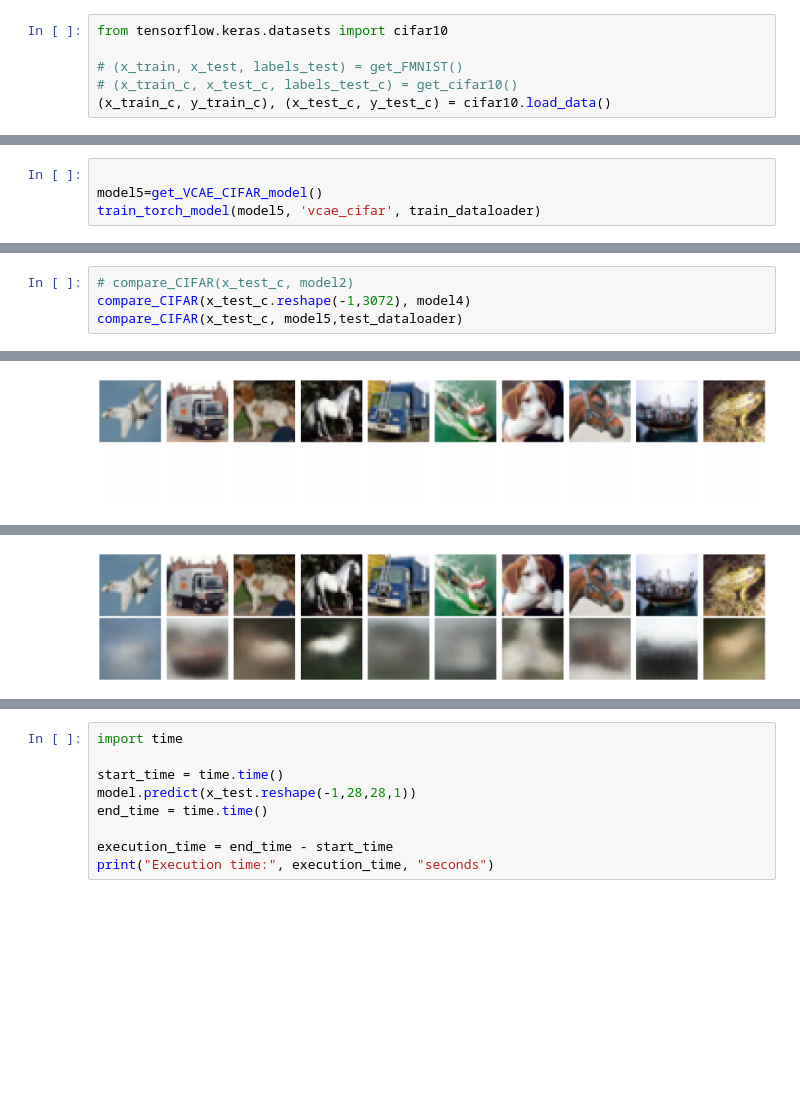
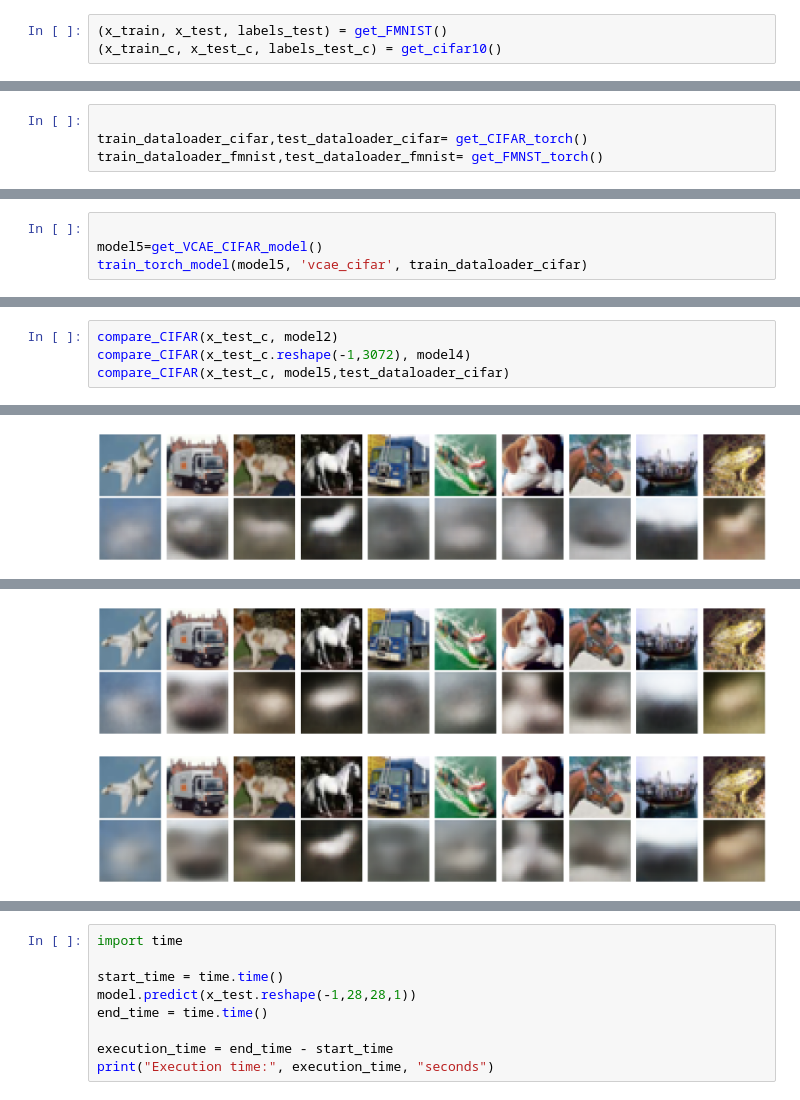
Before and after one commit to FrankDelft/MLaBP_P5, a Jupyter notebook: main.ipynb, the cells around one changed output, grey strips where cells are left out. Drawn from its saved outputs; the diff is of its cells as text; blank space fills up the shorter version.

```diff
--- a/main.ipynb
+++ b/main.ipynb
@@ -19,11 +17,8 @@ from torchvision.datasets import CIFAR10
 The autoreload extension is already loaded. To reload it, use:
   %reload_ext autoreload
 # %%
-from tensorflow.keras.datasets import cifar10
-
-# (x_train, x_test, labels_test) = get_FMNIST()
-# (x_train_c, x_test_c, labels_test_c) = get_cifar10()
-(x_train_c, y_train_c), (x_test_c, y_test_c) = cifar10.load_data()
+(x_train, x_test, labels_test) = get_FMNIST()
+(x_train_c, x_test_c, labels_test_c) = get_cifar10()
 # %%
 model = get_CAE_FMNIST_Model()
 train_model(model, 'cae_fmnist', x_train, x_test)
@@ -133,0 +117,4 @@ Files already downloaded and verified
+# %%
+
+train_dataloader_cifar,test_dataloader_cifar= get_CIFAR_torch()
+train_dataloader_fmnist,test_dataloader_fmnist= get_FMNST_torch()
@@ -134,7 +124,7 @@ Files already downloaded and verified
 # %%
 
 model5=get_VCAE_CIFAR_model()
-train_torch_model(model5, 'vcae_cifar', train_dataloader)
+train_torch_model(model5, 'vcae_cifar', train_dataloader_cifar)
 # %% [output]
 VariationalAutoencoder(
   (encoder): Encoder_cifar(
@@ -164,5 +176,5 @@ compare_FMNIST(x_test.reshape(-1,784), model3)
 # %%
-# compare_CIFAR(x_test_c, model2)
+compare_CIFAR(x_test_c, model2)
 compare_CIFAR(x_test_c.reshape(-1,3072), model4)
-compare_CIFAR(x_test_c, model5,test_dataloader)
+compare_CIFAR(x_test_c, model5,test_dataloader_cifar)
 # %% [output]
@@ -170 +182 @@ compare_CIFAR(x_test_c, model5,test_dataloader)
-[figure, old version]
+[figure, new version]
@@ -171,4 +184,5 @@ compare_CIFAR(x_test_c, model5,test_dataloader)
-[figure, old version]
+[figure, new version]
+[figure, added]
 # %%
 
 from visualizer import compare_cifar_models, compare_fmnist_models
```
Also changed, not shown: parts of 13 cells of this notebook, 5 other files.
